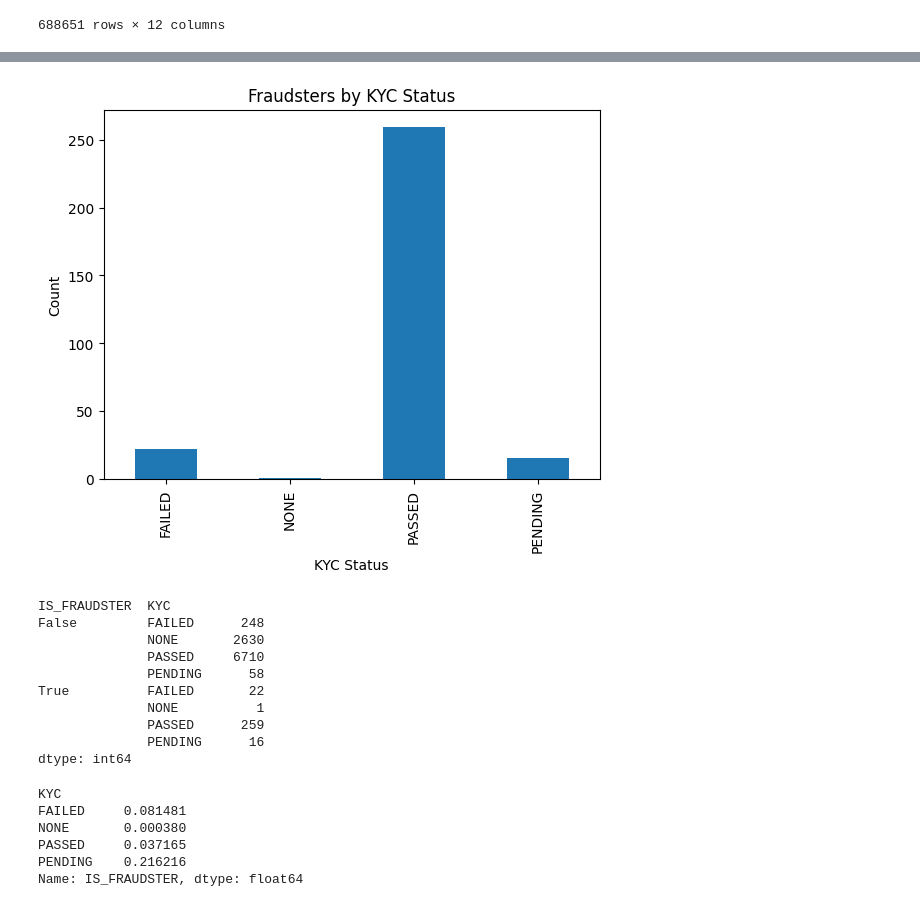
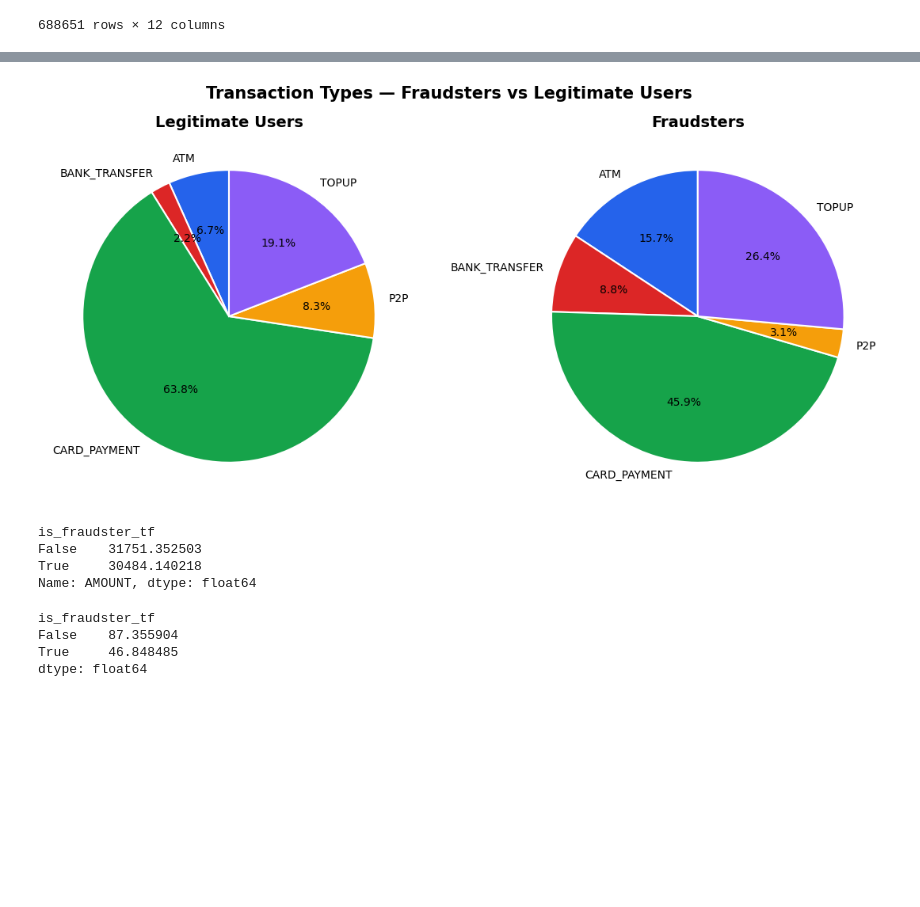
Before and after one commit to EduardoVad/revolut-fraud-detection, a Jupyter notebook: Revolut_Fraudster_detection_model.ipynb, the cells around one changed output, grey strips where cells are left out. Drawn from its saved outputs; the diff is of its cells as text; code cells hidden in the pictures; blank space fills up the shorter version.

```diff
--- a/Revolut_Fraudster_detection_model.ipynb
+++ b/Revolut_Fraudster_detection_model.ipynb
@@ -119,29 +119,44 @@ Name: count, dtype: int64
-# %%
-users[users['IS_FRAUDSTER'] == True].groupby('KYC').size().plot(kind='bar')
-plt.xlabel('KYC Status')
-plt.ylabel('Count')
-plt.title('Fraudsters by KYC Status')
-plt.show()
-
-users.groupby(['IS_FRAUDSTER', 'KYC']).size()
-# %% [output]
-[figure, removed]
-IS_FRAUDSTER  KYC
-False         FAILED      248
-              NONE       2630
-              PASSED     6710
-              PENDING      58
-True          FAILED       22
-              NONE          1
-              PASSED      259
-              PENDING      16
-dtype: int64
-# %%
-users.groupby('KYC')['IS_FRAUDSTER'].mean()
-# %% [output]
-KYC
-FAILED     0.081481
-NONE       0.000380
-PASSED     0.037165
-PENDING    0.216216
-Name: IS_FRAUDSTER, dtype: float64
+# %%
+# Tag each transaction with fraud label
+fraudster_ids = set(users.loc[users['IS_FRAUDSTER'] == True, 'ID'])
+transactions['is_fraudster_tf'] = transactions['USER_ID'].isin(fraudster_ids)
+# %%
+# Transaction type distribution — fraudsters vs legitimate
+fig, axes = plt.subplots(1, 2, figsize=(14, 6))
+
+transactions[transactions['is_fraudster_tf'] == False].groupby('TYPE').size().plot(
+    kind='pie', autopct='%1.1f%%', ax=axes[0],
+    colors=['#2563EB', '#DC2626', '#16A34A', '#F59E0B', '#8B5CF6'],
+    startangle=90, wedgeprops={'edgecolor': 'white', 'linewidth': 1.5}
+)
+axes[0].set_title('Legitimate Users', fontsize=14, fontweight='bold')
+axes[0].set_ylabel('')
+
+transactions[transactions['is_fraudster_tf'] == True].groupby('TYPE').size().plot(
+    kind='pie', autopct='%1.1f%%', ax=axes[1],
+    colors=['#2563EB', '#DC2626', '#16A34A', '#F59E0B', '#8B5CF6'],
+    startangle=90, wedgeprops={'edgecolor': 'white', 'linewidth': 1.5}
+)
+axes[1].set_title('Fraudsters', fontsize=14, fontweight='bold')
+axes[1].set_ylabel('')
+
+plt.suptitle('Transaction Types — Fraudsters vs Legitimate Users', fontsize=15, fontweight='bold')
+plt.show()
+# %% [output]
+[figure, added]
+# %%
+# Average amount by fraud status
+transactions.groupby('is_fraudster_tf')['AMOUNT'].mean()
+# %% [output]
+is_fraudster_tf
+False    31751.352503
+True     30484.140218
+Name: AMOUNT, dtype: float64
+# %%
+# Transaction frequency per user
+transactions.groupby(['USER_ID', 'is_fraudster_tf']).size().groupby('is_fraudster_tf').mean()
+# %% [output]
+is_fraudster_tf
+False    87.355904
+True     46.848485
+dtype: float64
```
Also changed, not shown: parts of 37 cells of this notebook.
